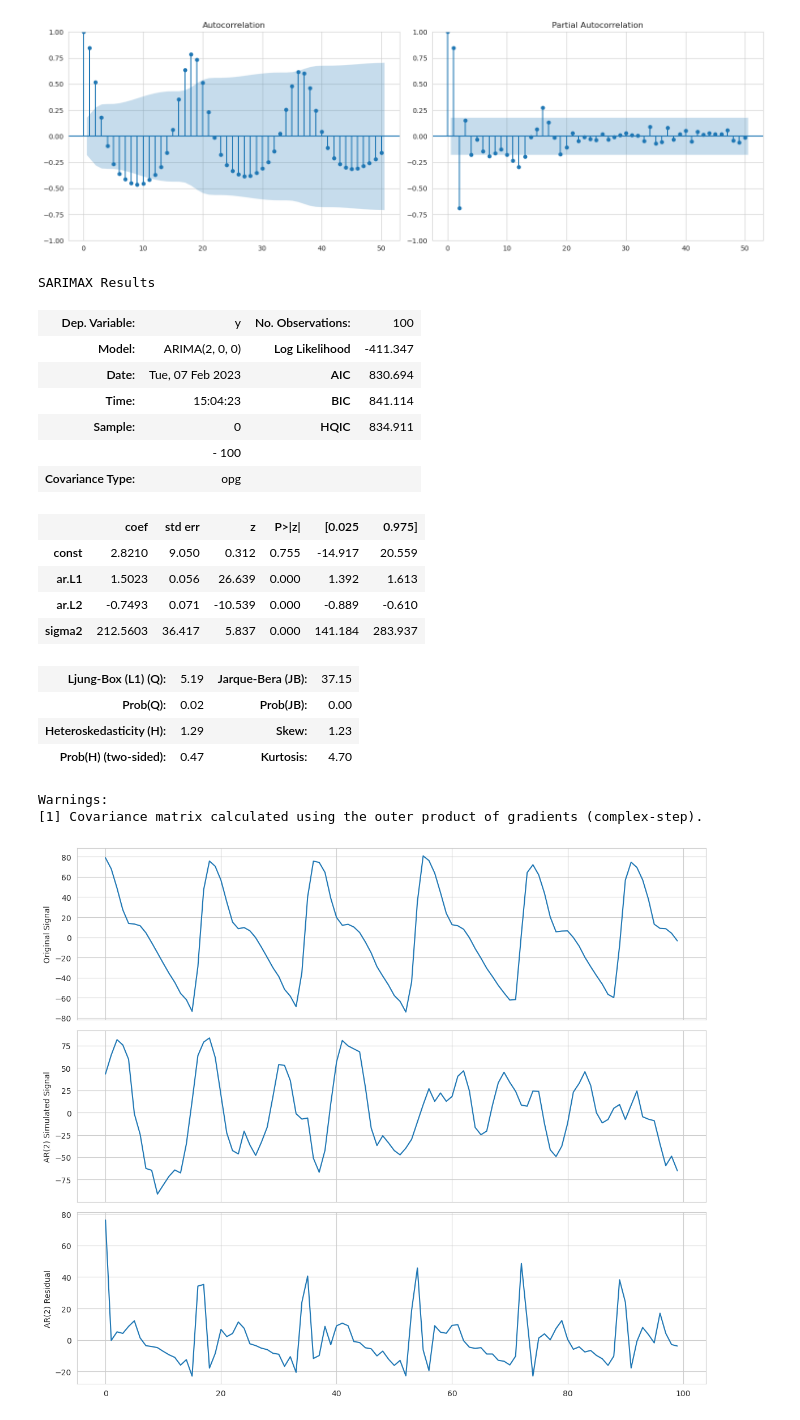
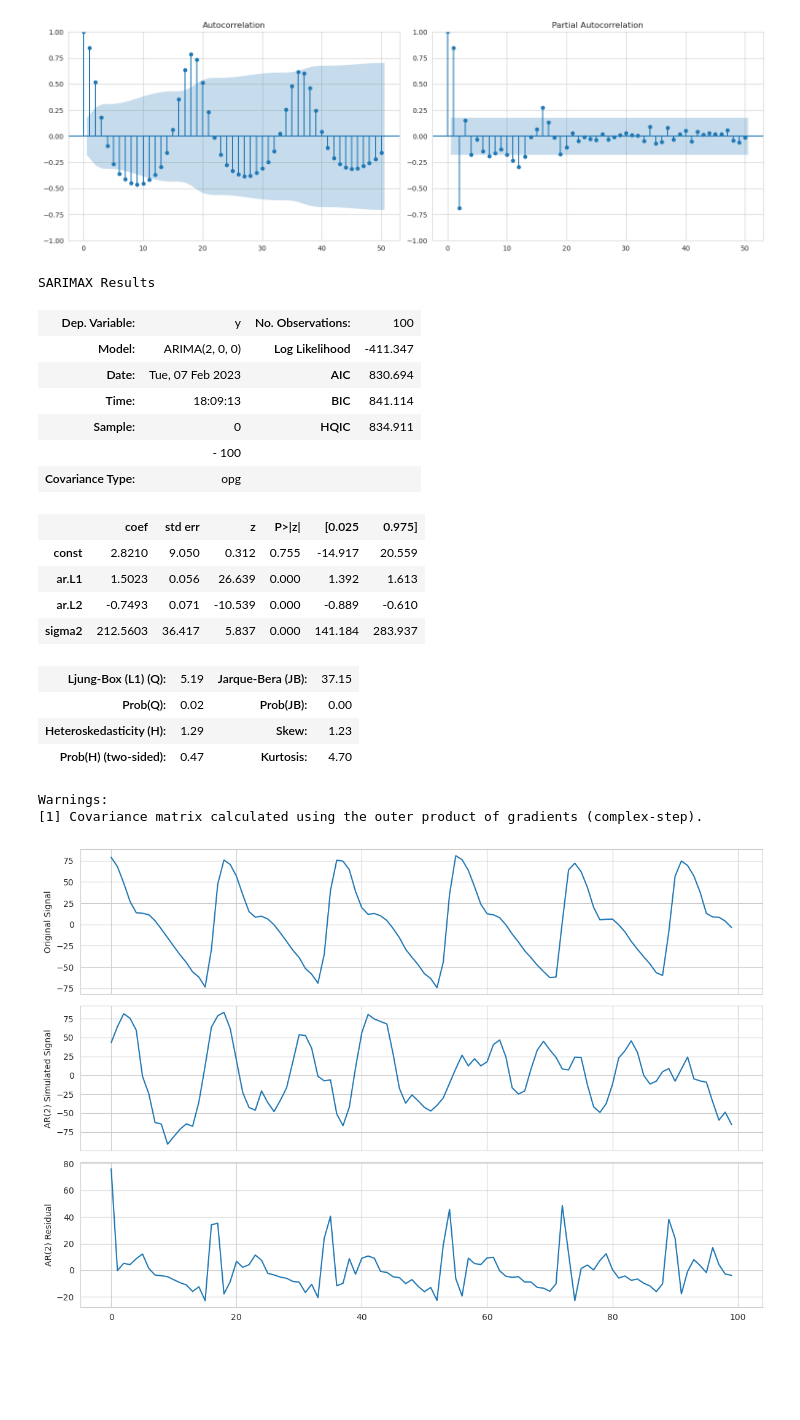
Before and after one commit to WHITSNAK/sta542-sp23, a Jupyter notebook: hw1/hw1.ipynb, the cells around one changed output. Drawn from its saved outputs; the diff is of its cells as text; code cells hidden in the pictures; blank space fills up the shorter version.

Commit message:
add plots

```diff
--- a/hw1/hw1.ipynb
+++ b/hw1/hw1.ipynb
@@ -20,7 +20,7 @@ fig.tight_layout()
 # %% [output]
 [figure]
 # %%
-ar2 = sm.tsa.ARIMA(sr.values[:100], order=(2,0,0)).fit()
+ar2 = sm.tsa.ARIMA(sr.values[:100], order=(2,0,0), enforce_stationarity=True).fit()
 # %%
 ar2.summary()
 # %% [output]
@@ -28,7 +28,7 @@ SARIMAX Results
 | Dep. Variable: | y | No. Observations: | 100 |
 | Model: | ARIMA(2, 0, 0) | Log Likelihood | -411.347 |
 | Date: | Tue, 07 Feb 2023 | AIC | 830.694 |
-| Time: | 15:04:23 | BIC | 841.114 |
+| Time: | 18:09:13 | BIC | 841.114 |
 | Sample: | 0 | HQIC | 834.911 |
 |  | - 100 |  |  |
 | Covariance Type: | opg |  |  |
@@ -46,16 +46,16 @@ Warnings:
 # %%
 np.random.seed(4123124)
 
-fig, ax = plt.subplots(nrows=3, ncols=1, figsize=(12, 10), sharex=True)
+fig, ax = plt.subplots(nrows=3, ncols=1, figsize=(12, 8), sharex=True)
 
 sr.reset_index(drop=True).iloc[:100].plot(ax=ax[0])
 ax[1].plot(ar2.simulate(nsimulations=100))
 ax[2].plot(ar2.resid)
 
 ax[0].set_ylabel('Original Signal')
 ax[1].set_ylabel('AR(2) Simulated Signal')
 ax[2].set_ylabel('AR(2) Residual')
 
 fig.tight_layout()
 # %% [output]
-[figure, old version]
+[figure, new version]
```
Also changed, not shown: parts of 3 cells of this notebook, 3 other files.
